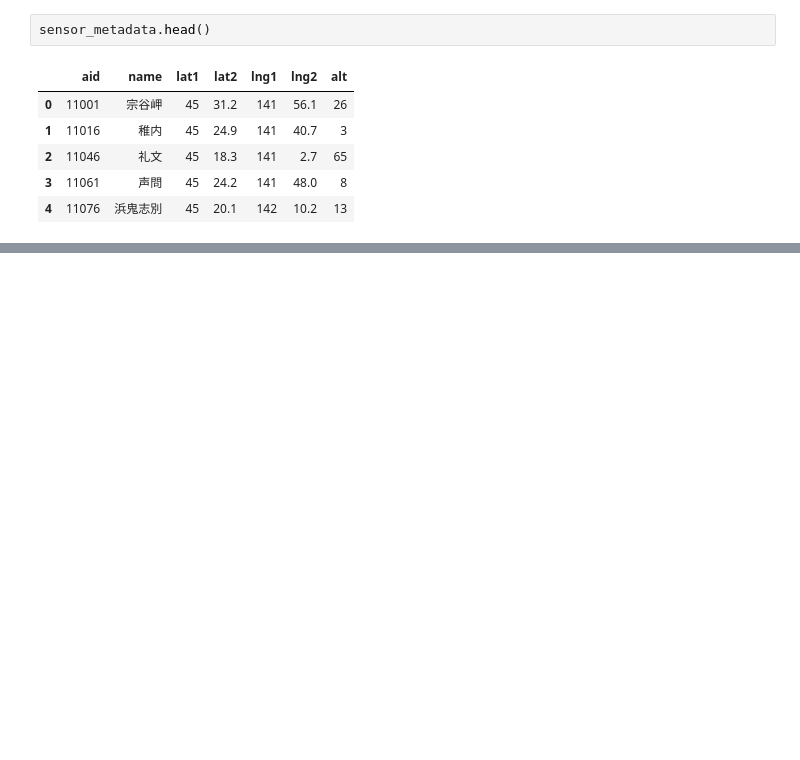
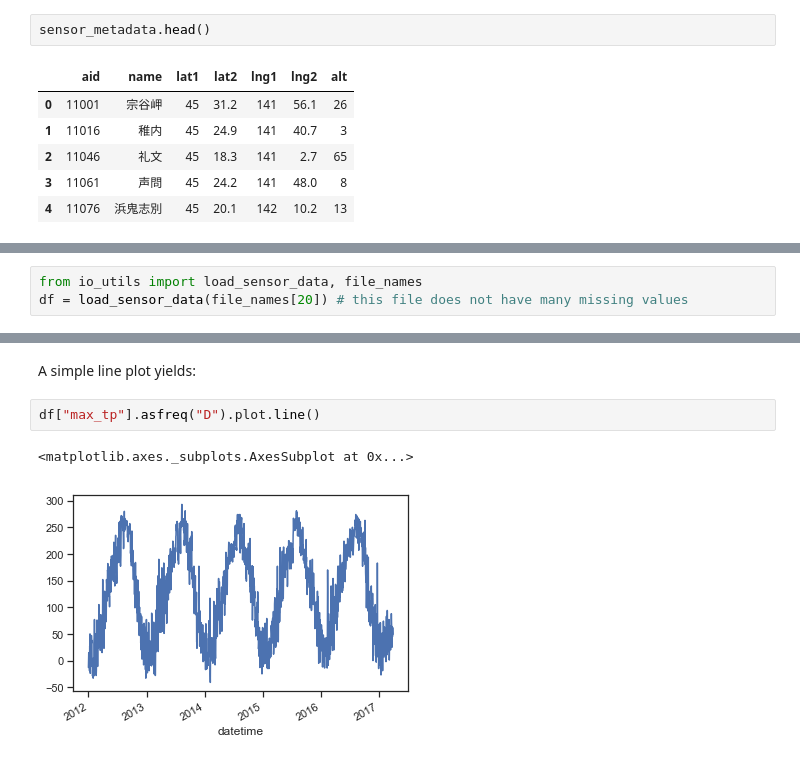
Before and after one commit to kqhuynguyen/gcn-japan-weather-forecast, a Jupyter notebook: data_visualization.ipynb, the cells around one changed output, grey strips where cells are left out. Saved outputs shown, nothing was run; the diff lists cells and outputs as text; blank space fills up the shorter version.

```diff
--- a/data_visualization.ipynb
+++ b/data_visualization.ipynb
@@ -19,0 +26,3 @@ ax = sns.jointplot(y='lat1', x="lng1", data=sensor_metadata)
+# %%
+from io_utils import load_sensor_data, file_names
+df = load_sensor_data(file_names[20]) # this file does not have many missing values
@@ -19,0 +39,7 @@ ax = sns.jointplot(y='lat1', x="lng1", data=sensor_metadata)
+# %% [markdown]
+A simple line plot yields:
+# %%
+df["max_tp"].asfreq("D").plot.line()
+# %% [output]
+<matplotlib.axes._subplots.AxesSubplot at 0x...>
+[figure, added]
```
Also changed, not shown: parts of 10 cells of this notebook.
